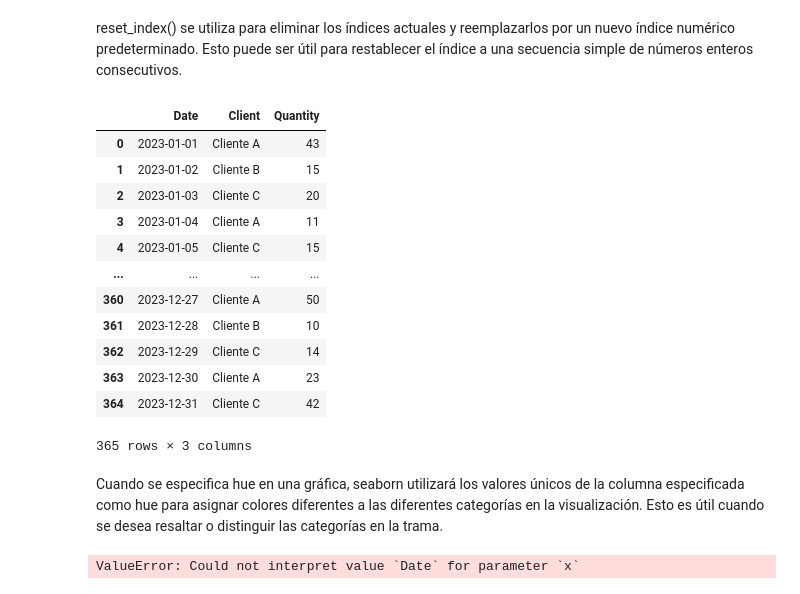
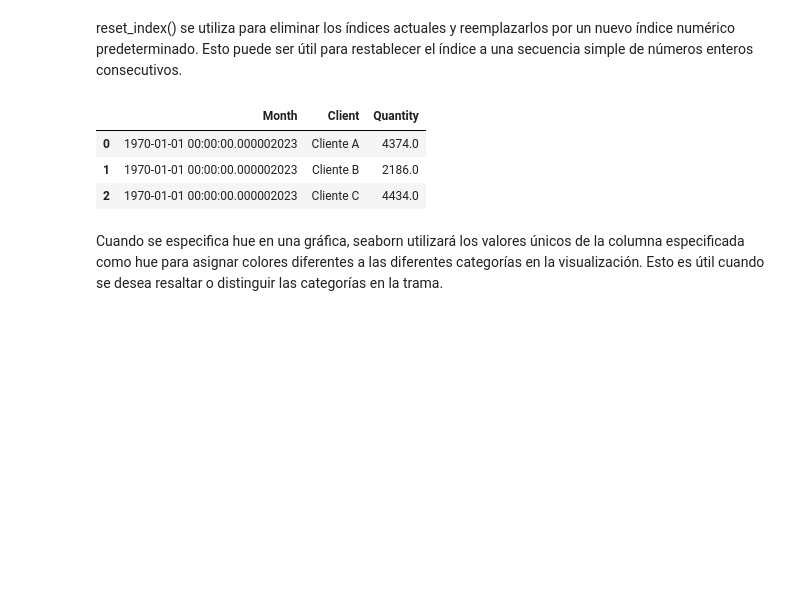
Before and after one commit to Fanton-cpu/demo4_ipynb, a Jupyter notebook: Frozen products.ipynb, the cells around one changed output. Saved outputs shown, nothing was run; the diff lists cells and outputs as text; code cells hidden in the pictures; blank space fills up the shorter version.

```diff
--- a/Frozen products.ipynb
+++ b/Frozen products.ipynb
@@ -58,0 +71,10 @@ frozen_header
+# %%
+# Asegurarse de que los tipos de datos sean adecuados
+# 1. Convertir la columna 'Fecha' a tipo DateTime:
+frozen_header['Date'] = pd.to_datetime(frozen_header['Date'])
+# 2. Configurar la columna 'Cliente', 'Producto', 'Especie' como tipo categórico
+frozen_header['Client'] = frozen_header['Client'].astype('category')
+frozen_header['Product'] = frozen_header['Product'].astype('category')
+frozen_header['Species'] = frozen_header['Species'].astype('category')
+frozen_header['Quantity'] = frozen_header['Quantity'].astype(float)
+frozen_header.info()
@@ -58,0 +101,6 @@ frozen_header
+# %%
+# Crear columnas separadas para año, mes y día
+frozen_header['Year'] = frozen_header['Date'].dt.year
+frozen_header['Month'] = frozen_header['Date'].dt.year
+frozen_header['Days'] = frozen_header['Date'].dt.year
+frozen_header
@@ -58,0 +121,7 @@ frozen_header
+# %%
+# Convertir la columna nuevas a tipo DateTime:
+
+frozen_header['Year'] = pd.to_datetime(frozen_header['Year'])
+frozen_header['Month'] = pd.to_datetime(frozen_header['Month'])
+frozen_header['Days'] = pd.to_datetime(frozen_header['Days'])
+frozen_header.info()
@@ -125,31 +255,26 @@ statistical
 # %% [markdown]
 reset_index() se utiliza para eliminar los índices actuales y reemplazarlos por un nuevo índice numérico predeterminado. Esto puede ser útil para restablecer el índice a una secuencia simple de números enteros consecutivos.
 # %%
-# Agrupar por fecha y cliente y calcular la suma de la cantidad
-demand_products = frozen_header.groupby(['Date', 'Client'])['Quantity'].sum().reset_index()
+# Agrupar por año, mes, día y cliente, y calcular la suma de la cantidad
+demand_products = frozen_header.groupby(['Month' , 'Client'])['Quantity'].sum().reset_index()
 demand_products
 # %% [output]
-|  | Date | Client | Quantity |
-| 0 | 2023-01-01 | Cliente A | 43 |
-| 1 | 2023-01-02 | Cliente B | 15 |
-| 2 | 2023-01-03 | Cliente C | 20 |
-| 3 | 2023-01-04 | Cliente A | 11 |
-| 4 | 2023-01-05 | Cliente C | 15 |
-| ... | ... | ... | ... |
-| 360 | 2023-12-27 | Cliente A | 50 |
-| 361 | 2023-12-28 | Cliente B | 10 |
-| 362 | 2023-12-29 | Cliente C | 14 |
-| 363 | 2023-12-30 | Cliente A | 23 |
-| 364 | 2023-12-31 | Cliente C | 42 |
+|  | Month | Client | Quantity |
+| 0 | 1970-01-01 00:00:00.000002023 | Cliente A | 4374.0 |
+| 1 | 1970-01-01 00:00:00.000002023 | Cliente B | 2186.0 |
+| 2 | 1970-01-01 00:00:00.000002023 | Cliente C | 4434.0 |
-365 rows × 3 columns
 # %% [markdown]
 Cuando se especifica hue en una gráfica, seaborn utilizará los valores únicos de la columna especificada como hue para asignar colores diferentes a las diferentes categorías en la visualización. Esto es útil cuando se desea resaltar o distinguir las categorías en la trama.
 # %%
 # Visualizar la demanda de productos utilizando seaborn
-sns.lineplot(date = demand_products , x = 'Date' )
+
+# Visualizar la demanda de productos por mes utilizando un gráfico de barras
+
+sns.lineplot(data = demand_products , x ='Month', y ='Quantity', hue = 'Client')
+plt.title('Product Demand - Monthly Aggregate')
+plt.xlabel('Month')
+plt.ylabel('Quantity')
 plt.show()
-# %% [output]
-ValueError: Could not interpret value `Date` for parameter `x`
 # %% [markdown]
 <a style='text-decoration:none;line-height:16px;display:flex;color:#5B5B62;padding:10px;justify-content:end;' href='https://deepnote.com?utm_source=created-in-deepnote-cell&projectId=3d8a3cf7-bb98-4fa3-989b-a10c6393cda1' target="_blank">
 <img alt='Created in deepnote.com' style='display:inline;max-height:16px;margin:0px;margin-right:7.5px;' src='embedded-picture-1' > </img>
```
Also changed, not shown: parts of 24 cells of this notebook.
